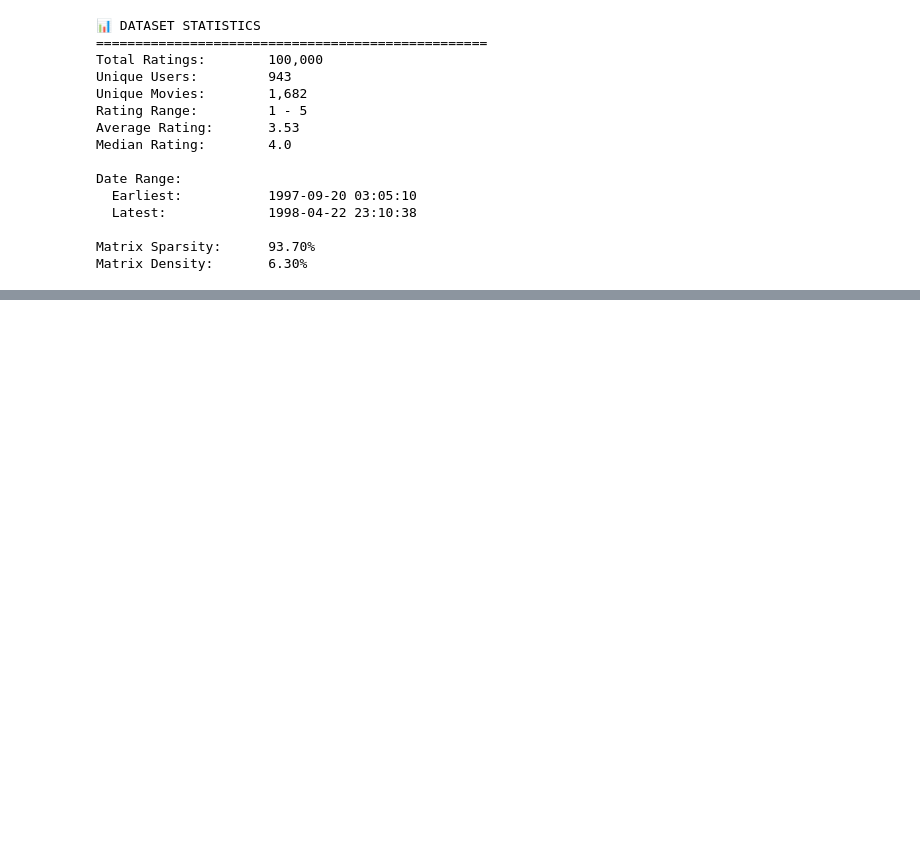
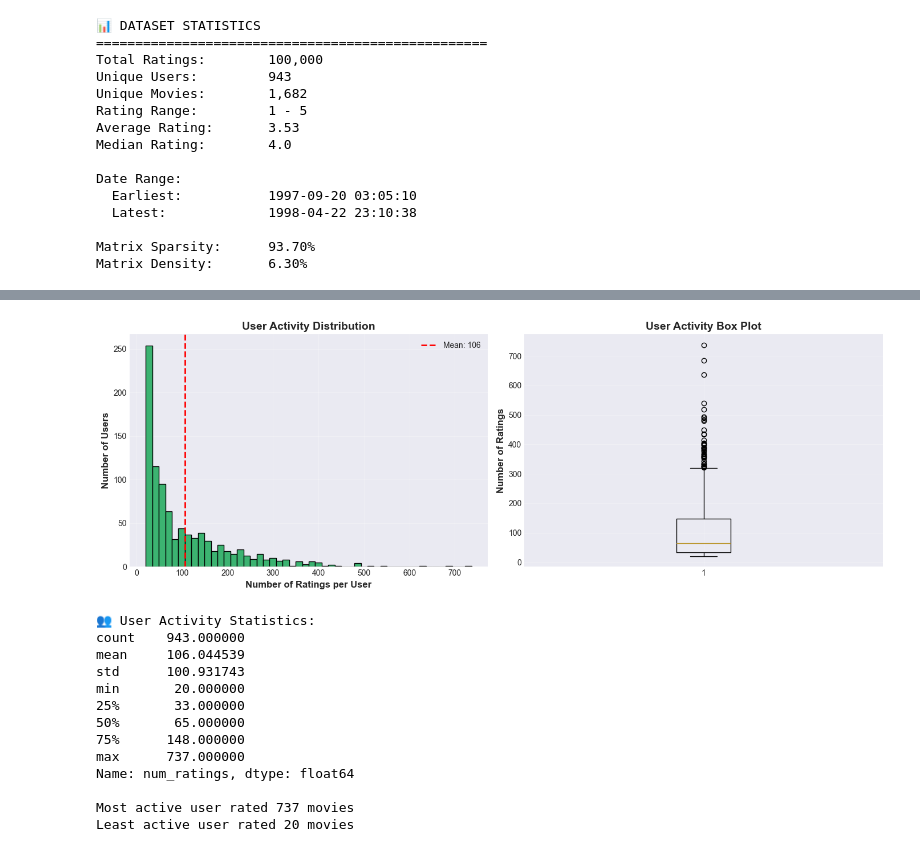
Before and after one commit to HarpinderC/ML-Recommenders, a Jupyter notebook: movie-recommendation-system/notebooks/01_data_loading_eda_baseline.ipynb, the cells around one changed output, grey strips where cells are left out. Saved outputs shown, nothing was run; the diff lists cells and outputs as text; code cells hidden in the pictures; blank space fills up the shorter version.

```diff
--- a/movie-recommendation-system/notebooks/01_data_loading_eda_baseline.ipynb
+++ b/movie-recommendation-system/notebooks/01_data_loading_eda_baseline.ipynb
@@ -324,0 +385,48 @@ Matrix Density:       6.30%
+# %%
+# ┌─────────────────────────────────────────┐
+# │ User Activity Analysis                  │
+# └─────────────────────────────────────────┘
+
+user_activity = data.groupby('user_id').size().reset_index(name='num_ratings')
+
+fig, axes = plt.subplots(1, 2, figsize=(14, 5))
+
+# Distribution
+axes[0].hist(user_activity['num_ratings'], bins=50, color='mediumseagreen', edgecolor='black')
+axes[0].set_xlabel('Number of Ratings per User', fontsize=12, fontweight='bold')
+axes[0].set_ylabel('Number of Users', fontsize=12, fontweight='bold')
+axes[0].set_title('User Activity Distribution', fontsize=14, fontweight='bold')
+axes[0].axvline(user_activity['num_ratings'].mean(), color='red', linestyle='--',
+                linewidth=2, label=f'Mean: {user_activity["num_ratings"].mean():.0f}')
+axes[0].legend()
+axes[0].grid(alpha=0.3)
+
+# Box plot
+axes[1].boxplot(user_activity['num_ratings'], vert=True)
+axes[1].set_ylabel('Number of Ratings', fontsize=12, fontweight='bold')
+axes[1].set_title('User Activity Box Plot', fontsize=14, fontweight='bold')
+axes[1].grid(alpha=0.3)
+
+plt.tight_layout()
+plt.savefig('../results/visualizations/02_user_activity.png', dpi=300, bbox_inches='tight')
+plt.show()
+
+print("\n👥 User Activity Statistics:")
+print(user_activity['num_ratings'].describe())
+print(f"\nMost active user rated {user_activity['num_ratings'].max()} movies")
+print(f"Least active user rated {user_activity['num_ratings'].min()} movies")
+# %% [output]
+[figure, added]
+👥 User Activity Statistics:
+count    943.000000
+mean     106.044539
+std      100.931743
+min       20.000000
+25%       33.000000
+50%       65.000000
+75%      148.000000
+max      737.000000
+Name: num_ratings, dtype: float64
+
+Most active user rated 737 movies
+Least active user rated 20 movies
```
Also changed, not shown: parts of 5 cells of this notebook, 4 other files.
